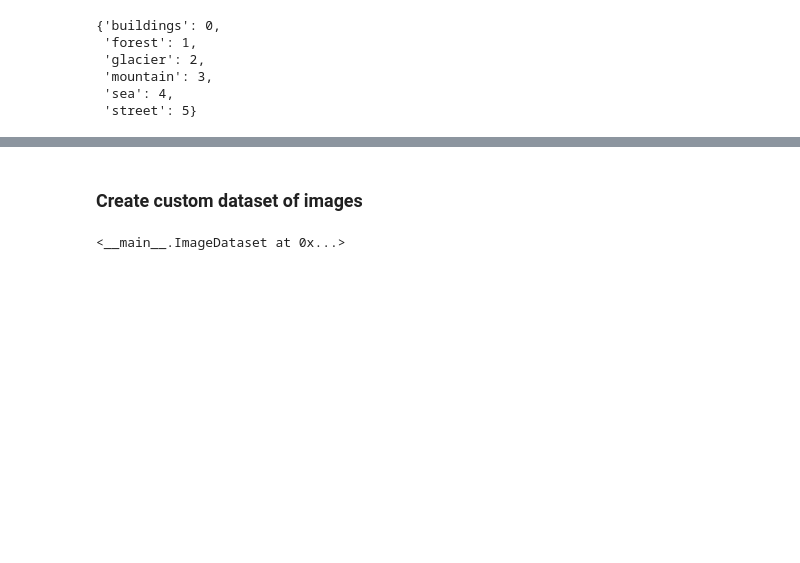
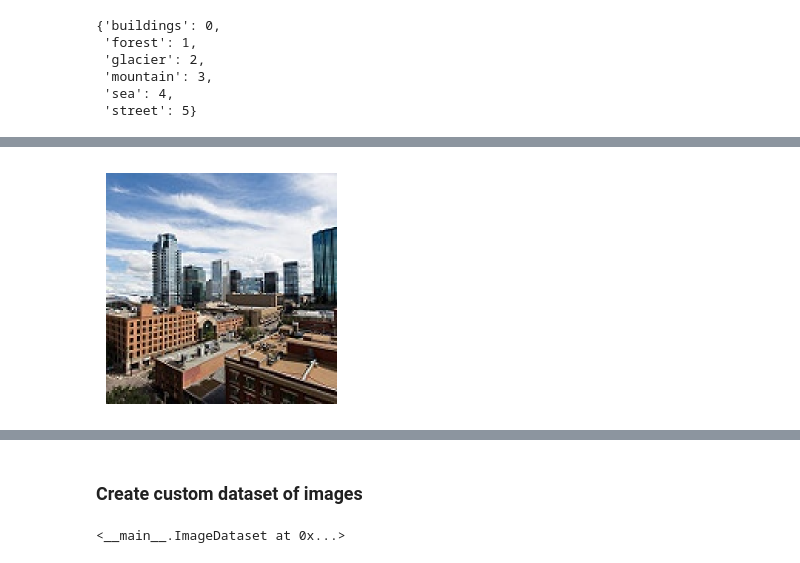
Before and after one commit to helenprokonina/ImageClassification, a Jupyter notebook: HW_2.ipynb, the cells around one changed output, grey strips where cells are left out. Saved outputs shown, nothing was run; the diff lists cells and outputs as text; code cells hidden in the pictures; blank space fills up the shorter version.

```diff
--- a/HW_2.ipynb
+++ b/HW_2.ipynb
@@ -54,0 +150,7 @@ test_data, test_labels = get_data(test_path)
+# %%
+plt.figure(figsize=(5,3))
+plt.imshow(train_data[1])
+plt.axis("off")
+plt.show()
+# %% [output]
+[figure, added]
```
Also changed, not shown: parts of 41 cells of this notebook.
